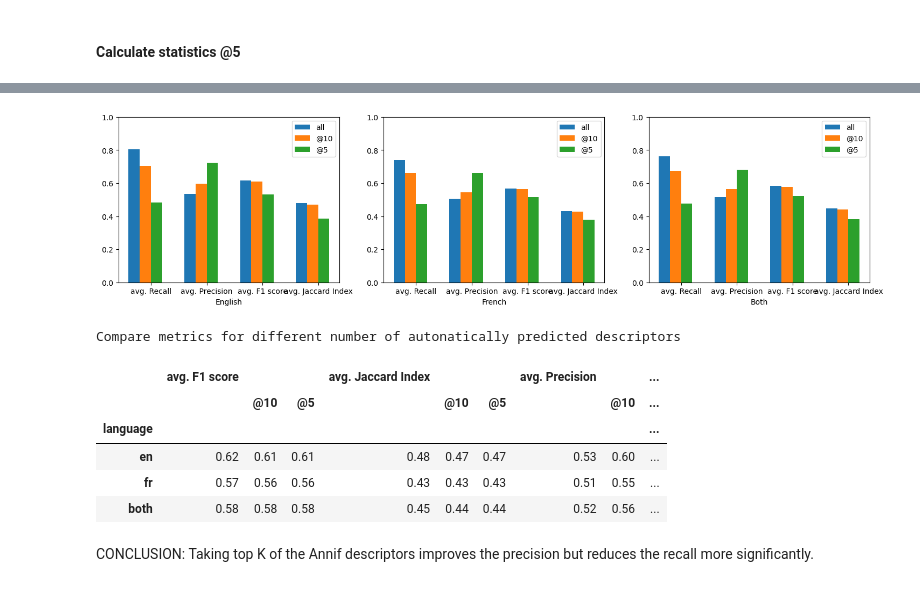
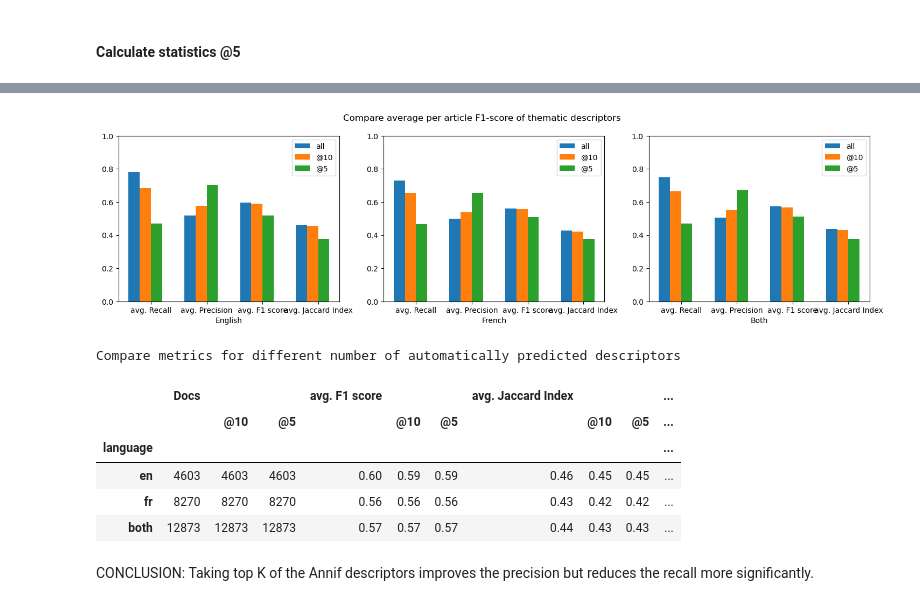
Before and after one commit to issa-project/issa-pipeline, a Jupyter notebook: notebooks/issa-descriptor-analysis.ipynb, the cells around one changed output, grey strips where cells are left out. Saved outputs shown, nothing was run; the diff lists cells and outputs as text; code cells hidden in the pictures.

```diff
--- a/notebooks/issa-descriptor-analysis.ipynb
+++ b/notebooks/issa-descriptor-analysis.ipynb
@@ -161,4 +179,7 @@ df_metrics = {}
 
 for lang in ['en', 'fr']:
     df_metrics[lang] = query_metrics(lang)
+
+
+df_metrics['both'] = pd.concat(df_metrics.values() )
 # %% [output]
@@ -256,0 +255,8 @@ plt.show()
+# %%
+fig = plt.figure(figsize=(12, 4))
+fig.suptitle('Distribution of per article Jaccard Similarity Index of thematic descriptors between documentalists and Annif')
+
+for i, df_js in enumerate(df_metrics.values()):
+    show_hist(plt, i, df_js , column='JaccardIndex', hist_color='orange')
+
+plt.show()
@@ -262,8 +270,11 @@ df_metrics_at10 = {}
 
 for lang in ['en', 'fr']:
     df_metrics_at10[lang] = query_metrics(lang, broader=(0,0), topK=topK)
+
+df_metrics_at10['both'] = pd.concat(df_metrics_at10.values() )
+
 df_summary_at10 = summary_dataframe(df_metrics_at10, col_suffix='@10')
 
-#pd.options.display.float_format = '{:,.2f}'.format
-#df_summary_at10.head()
+pd.options.display.float_format = '{:,.2f}'.format
+df_summary_at10.head()
 # %% [output]
@@ -277,8 +294,11 @@ df_metrics_at5 = {}
 
 for lang in ['en', 'fr']:
     df_metrics_at5[lang] = query_metrics(lang, broader=(0,0), topK=topK)
+
+df_metrics_at5['both'] = pd.concat(df_metrics_at5.values() )
+
 df_summary_at5 = summary_dataframe(df_metrics_at5, col_suffix='@5')
 
-#pd.options.display.float_format = '{:,.2f}'.format
-#df_summary_at5.head()
+pd.options.display.float_format = '{:,.2f}'.format
+df_summary_at5.head()
 # %% [output]
@@ -287,30 +313,30 @@ fr (8086, 9)
 # %%
 fig = plt.figure(figsize=(18, 4))
-#fig.suptitle('Distribution of per article F1-score of thematic descriptors')
+fig.suptitle('Compare average per article F1-score of thematic descriptors')
 
-def compare_metrics(i , row_num):
+def _compare_metrics_plot(i , row_num):
     metrics_labels = ['avg. Recall', 'avg. Precision', 'avg. F1 score', 'avg. Jaccard Index']
 
     x = np.arange(len(metrics_labels))  # the label locations
     width = 0.20  # the width of the bars
 
     plt.subplot(1 , 3, i+1)
 
-    plt.bar(x - width/2*3, df_summary.iloc[row_num,:], width=width, label='all')
-    plt.bar(x - width/2, df_summary_at10.iloc[row_num,:], width=width, label='@10')
-    plt.bar(x + width/2, df_summary_at5.iloc[row_num,:], width=width, label='@5')
+    plt.bar(x - width/2*3, df_summary.iloc[row_num,1:],      width=width, label='all')
+    plt.bar(x - width/2,   df_summary_at10.iloc[row_num,1:], width=width, label='@10')
+    plt.bar(x + width/2,   df_summary_at5.iloc[row_num,1:],  width=width, label='@5')
     plt.xticks(x, metrics_labels)
     plt.xlabel (['English', 'French', 'Both'][i])
     plt.ylim(0, 1)
     plt.legend(loc='upper right')
 
-compare_metrics(0, 0)
-compare_metrics(1, 1)
-compare_metrics(2, 2)
+_compare_metrics_plot(0, 0)
+_compare_metrics_plot(1, 1)
+_compare_metrics_plot(2, 2)
 
 plt.show()
 # %% [output]
-[figure, old version]
+[figure, new version]
 # %%
 table_style = [{"selector": "", "props": [("border", "3px solid lightblue !important")]},
                {"selector": "td", "props": [("border", "1px solid grey !important")]},
@@ -323,19 +349,19 @@ pd.concat([df_summary.transpose(), df_summary_at10.transpose(), df_summary_at10.
      .transpose() \
      .style.set_table_styles(table_style) \
      .format(precision=2) \
-     .set_caption('Compare metrics for different number of autonatically predicted descriptors') \
+     .set_caption('Compare metrics for different number of automatically predicted descriptors') \
      .highlight_max(subset='avg. F1 score', color='lightblue', axis=1) \
      .highlight_max(subset='avg. Jaccard Index', color='lightblue', axis=1) \
      .highlight_max(subset='avg. Precision', color='lightblue', axis=1) \
      .highlight_max(subset='avg. Recall', color='lightblue', axis=1)
 # %% [output]
-Compare metrics for different number of autonatically predicted descriptors
+Compare metrics for different number of automatically predicted descriptors
-|  | avg. F1 score |  |  | avg. Jaccard Index |  |  | avg. Precision |  | ... |
-|  |  | @10 | @5 |  | @10 | @5 |  | @10 | ... |
-| language |  |  |  |  |  |  |  |  | ... |
-| en | 0.62 | 0.61 | 0.61 | 0.48 | 0.47 | 0.47 | 0.53 | 0.60 | ... |
-| fr | 0.57 | 0.56 | 0.56 | 0.43 | 0.43 | 0.43 | 0.51 | 0.55 | ... |
-| both | 0.58 | 0.58 | 0.58 | 0.45 | 0.44 | 0.44 | 0.52 | 0.56 | ... |
+|  | Docs |  |  | avg. F1 score |  |  | avg. Jaccard Index |  |  | ... |
+|  |  | @10 | @5 |  | @10 | @5 |  | @10 | @5 | ... |
+| language |  |  |  |  |  |  |  |  |  | ... |
+| en | 4603 | 4603 | 4603 | 0.60 | 0.59 | 0.59 | 0.46 | 0.45 | 0.45 | ... |
+| fr | 8270 | 8270 | 8270 | 0.56 | 0.56 | 0.56 | 0.43 | 0.42 | 0.42 | ... |
+| both | 12873 | 12873 | 12873 | 0.57 | 0.57 | 0.57 | 0.44 | 0.43 | 0.43 | ... |
 # %% [markdown]
 CONCLUSION: Taking top K of the Annif descriptors improves the precision but reduces the recall more significantly.
 # %% [markdown]
```
Also changed, not shown: parts of 31 cells of this notebook.
